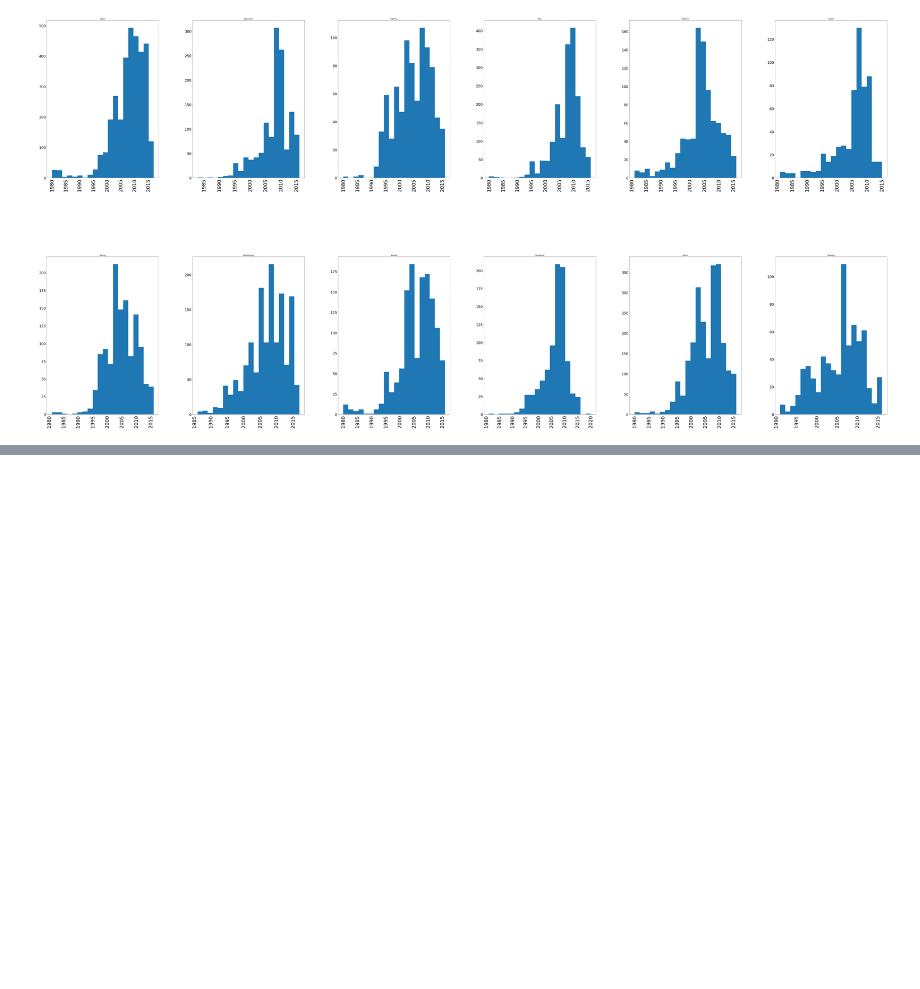
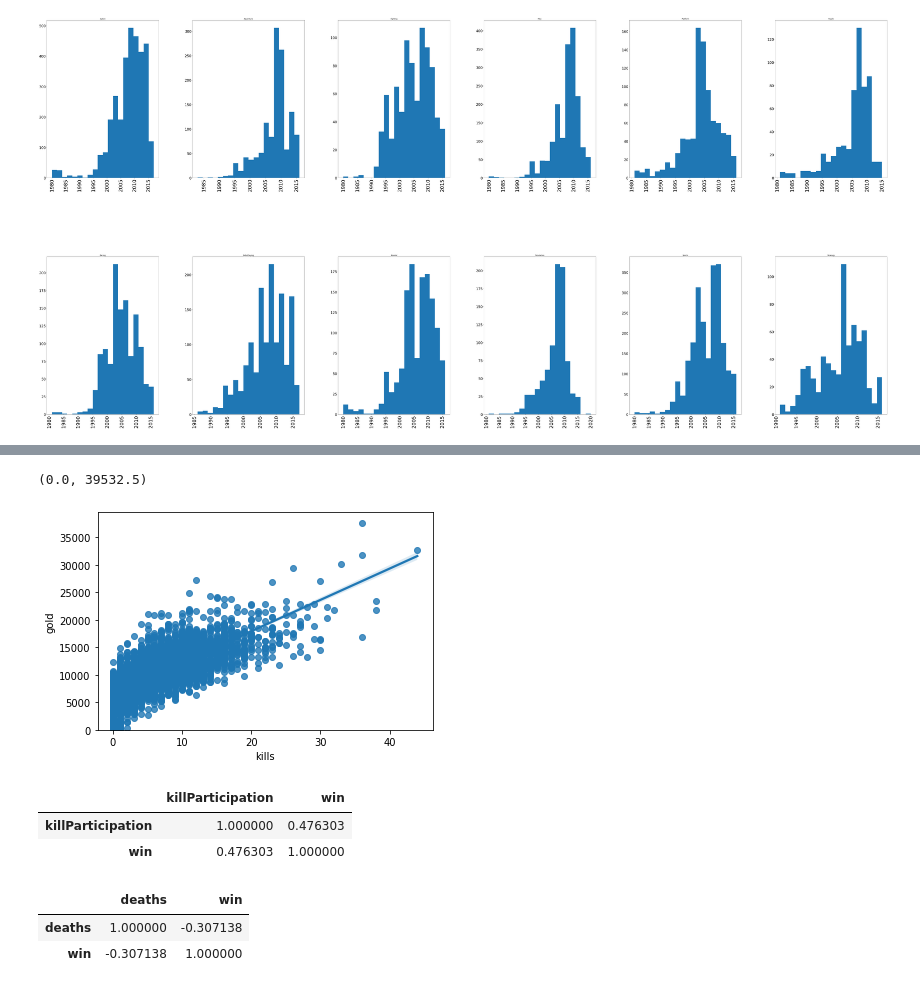
Before and after one commit to aricahyasaputra/data-sains-course-assigment-, a Jupyter notebook: Week 4/Tugas_4_Data_Sains.ipynb, the cells around one changed output, grey strips where cells are left out. Saved outputs shown, nothing was run; the diff lists cells and outputs as text; code cells hidden in the pictures; blank space fills up the shorter version.

```diff
--- a/Week 4/Tugas_4_Data_Sains.ipynb
+++ b/Week 4/Tugas_4_Data_Sains.ipynb
@@ -284,0 +306,3 @@ plt.ylabel("Number of Cars");
+# %%
+df = pd.read_csv('https://raw.githubusercontent.com/aricahyasaputra/data-sains-course-assigment-/main/Week%204/euw_challanger.csv')
+df.head(10)
@@ -284,0 +354,21 @@ plt.ylabel("Number of Cars");
+# %%
+# visualisasi scatter plot menggunakan regplot untuk mengetahui hubungan korelasi variabel 'engine-size' & 'price'
+sns.regplot(x="kills", y="gold", data=df)
+plt.ylim(0,)
+# %% [output]
+(0.0, 39532.5)
+[figure, added]
+# %%
+# mengetahui korelasi 'engine-size' & 'price'
+df[["killParticipation", "win"]].corr()
+# %% [output]
+|  | killParticipation | win |
+| killParticipation | 1.000000 | 0.476303 |
+| win | 0.476303 | 1.000000 |
+# %%
+# mengetahui korelasi 'engine-size' & 'price'
+df[["deaths", "win"]].corr()
+# %% [output]
+|  | deaths | win |
+| deaths | 1.000000 | -0.307138 |
+| win | -0.307138 | 1.000000 |
```
Also changed, not shown: parts of 10 cells of this notebook.
